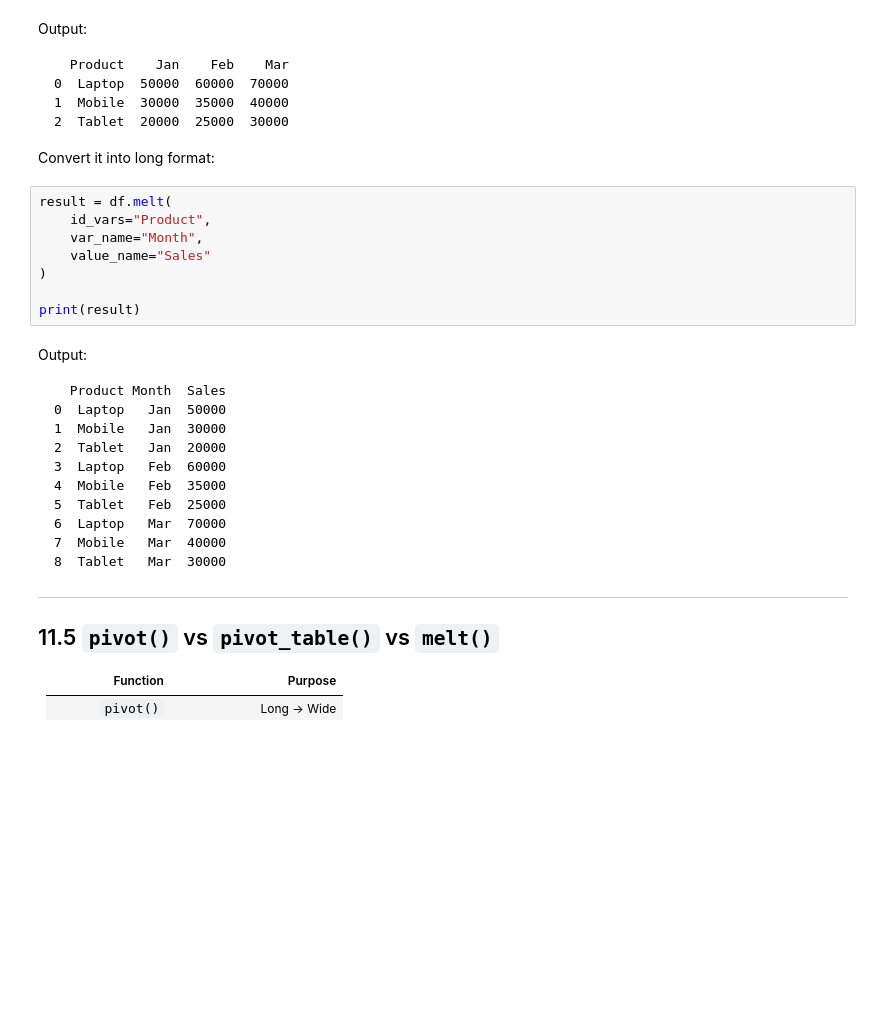
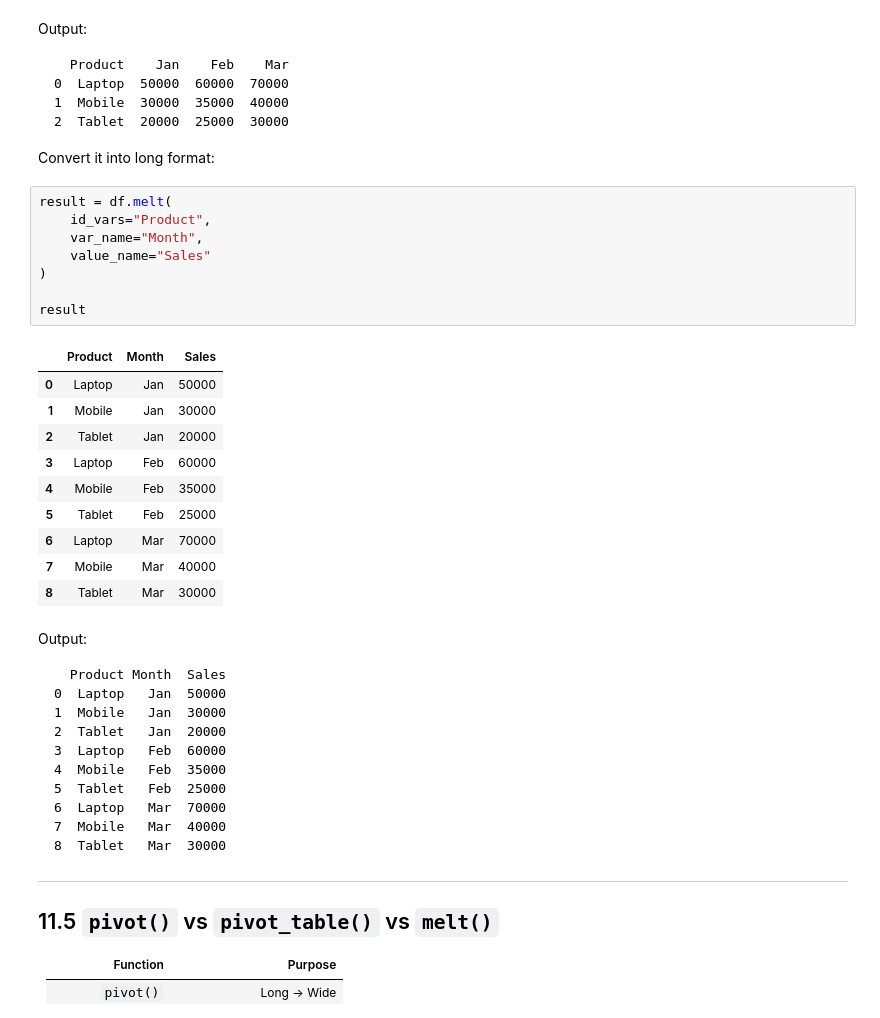
Before and after one commit to Bhawani0038/Python-Complete-Content, a Jupyter notebook: 22_pandas/notebooks/07_data_summary.ipynb, the cells around one changed output. Drawn from its saved outputs; the diff is of its cells as text; blank space fills up the shorter version.

```diff
--- a/22_pandas/notebooks/07_data_summary.ipynb
+++ b/22_pandas/notebooks/07_data_summary.ipynb
@@ -185,11 +357,22 @@ Convert it into long format:
 # %%
 result = df.melt(
     id_vars="Product",
     var_name="Month",
     value_name="Sales"
 )
 
-print(result)
+result
+# %% [output]
+|  | Product | Month | Sales |
+| 0 | Laptop | Jan | 50000 |
+| 1 | Mobile | Jan | 30000 |
+| 2 | Tablet | Jan | 20000 |
+| 3 | Laptop | Feb | 60000 |
+| 4 | Mobile | Feb | 35000 |
+| 5 | Tablet | Feb | 25000 |
+| 6 | Laptop | Mar | 70000 |
+| 7 | Mobile | Mar | 40000 |
+| 8 | Tablet | Mar | 30000 |
 # %% [markdown]
 Output:
 
```
Also changed, not shown: parts of 15 cells of this notebook, 34 other files.
